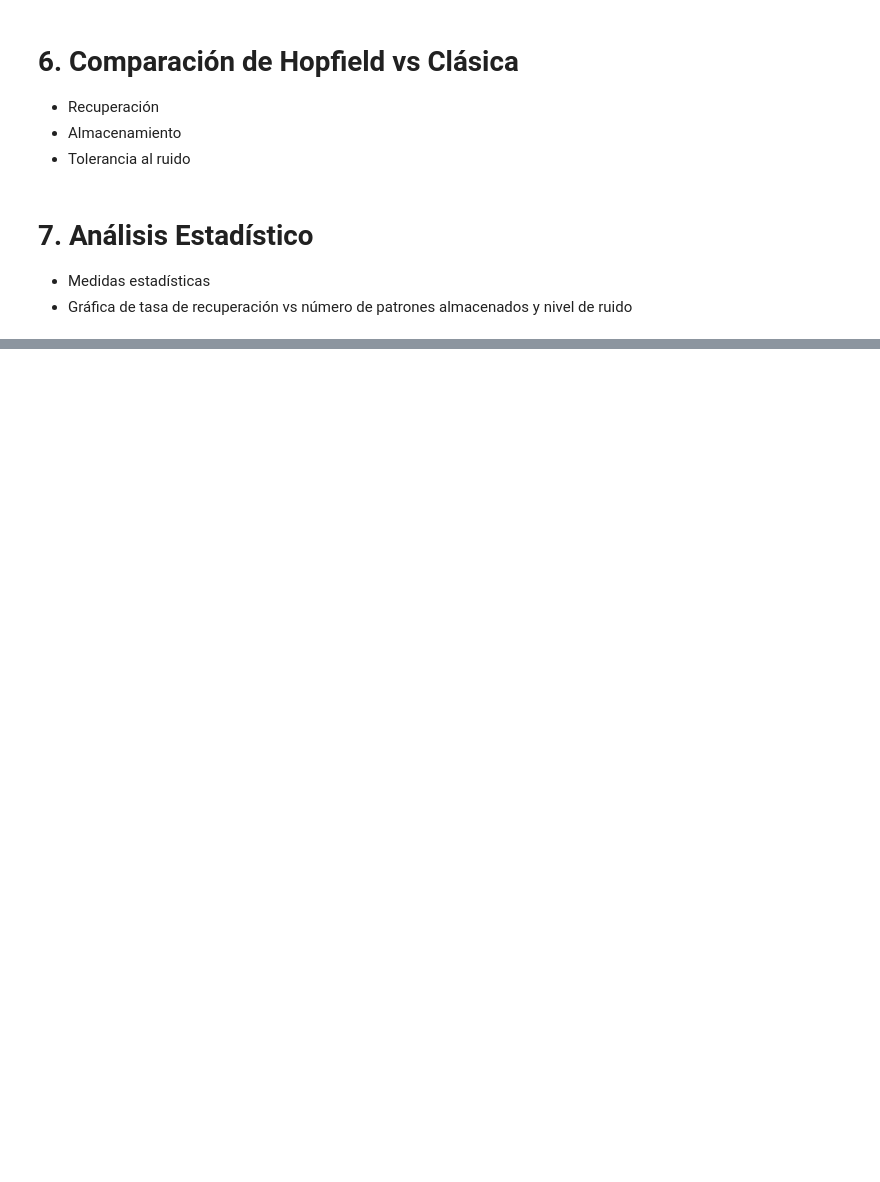
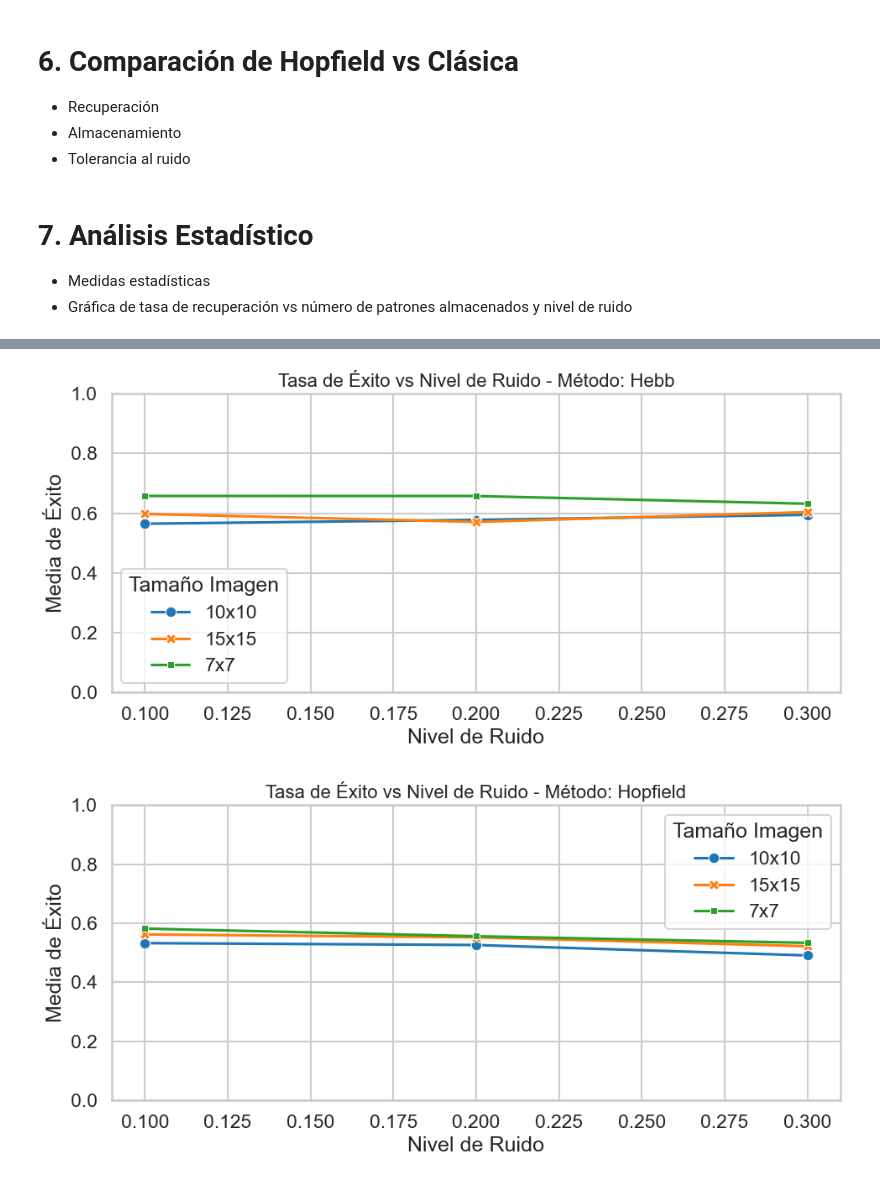
Before and after one commit to porto-o/Char-Recognition, a Jupyter notebook: Char_recognition.ipynb, the cells around one changed output, grey strips where cells are left out. Saved outputs shown, nothing was run; the diff lists cells and outputs as text; code cells hidden in the pictures; blank space fills up the shorter version.

```diff
--- a/Char_recognition.ipynb
+++ b/Char_recognition.ipynb
@@ -359,0 +422,5 @@ NameError: name 'w15' is not defined
+# %%
+summary = results_all.groupby(['method', 'image_size', 'noise_level'])[['success_rate_mean']].mean().reset_index()
+summary.columns = ['Método', 'Tamaño Imagen', 'Nivel de Ruido', 'Media Éxito']
+
+summary
@@ -359,0 +445,26 @@ NameError: name 'w15' is not defined
+# %%
+methods = summary['Método'].unique()
+for method in methods:
+    plt.figure(figsize=(10, 5))
+    subset = summary[summary['Método'] == method]
+    sns.lineplot(
+        data=subset,
+        x='Nivel de Ruido',
+        y='Media Éxito',
+        hue='Tamaño Imagen',
+        style='Tamaño Imagen',
+        markers=True,
+        dashes=False,
+        palette='tab10',
+        legend='full'
+    )
+    plt.title(f'Tasa de Éxito vs Nivel de Ruido - Método: {method}', fontsize=16)
+    plt.xlabel('Nivel de Ruido')
+    plt.ylabel('Media de Éxito')
+    plt.ylim(0, 1)
+    plt.legend(title='Tamaño Imagen')
+    plt.tight_layout()
+    plt.show()
+# %% [output]
+[figure, added]
+[figure, added]
```
Also changed, not shown: parts of 16 cells of this notebook.
